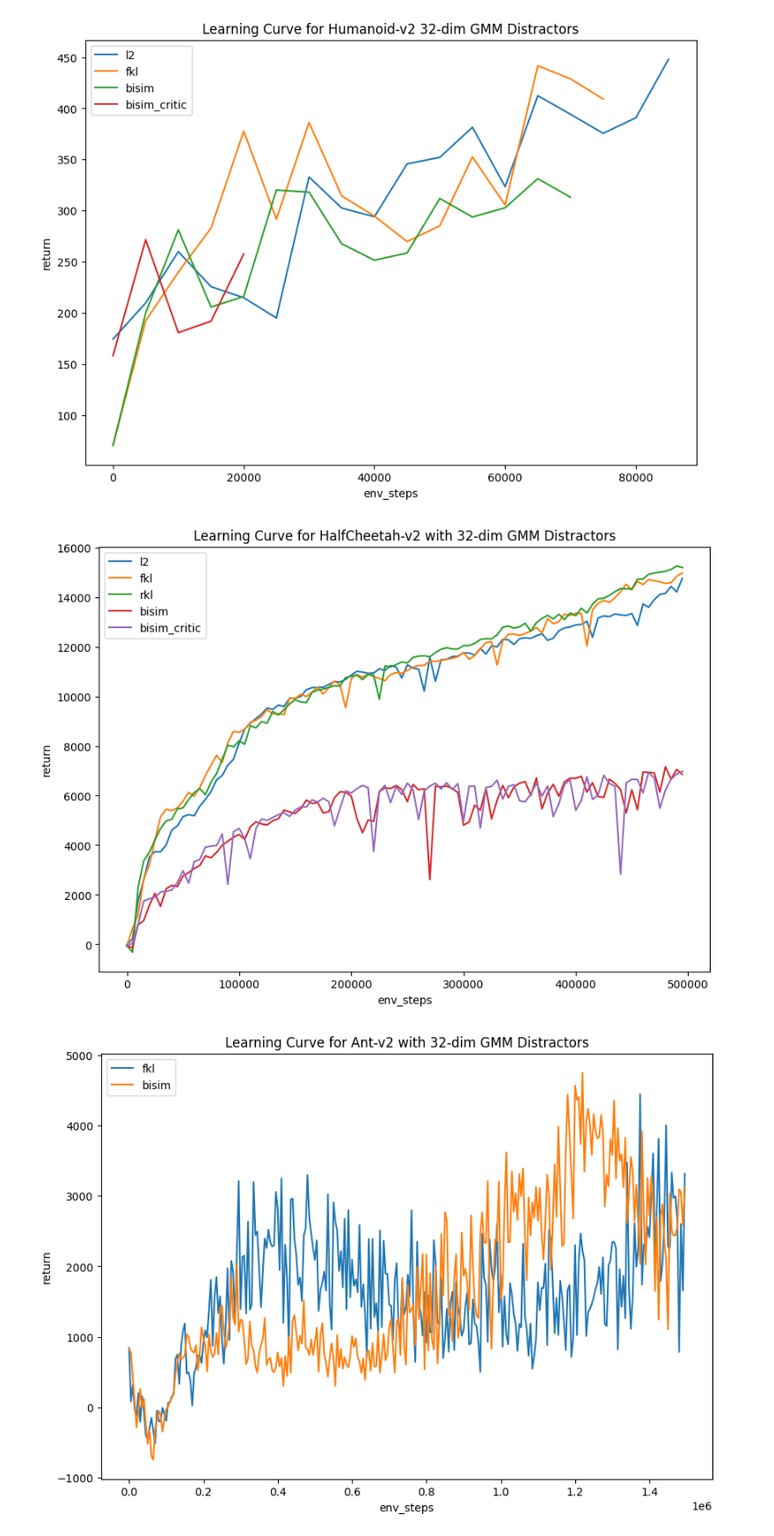
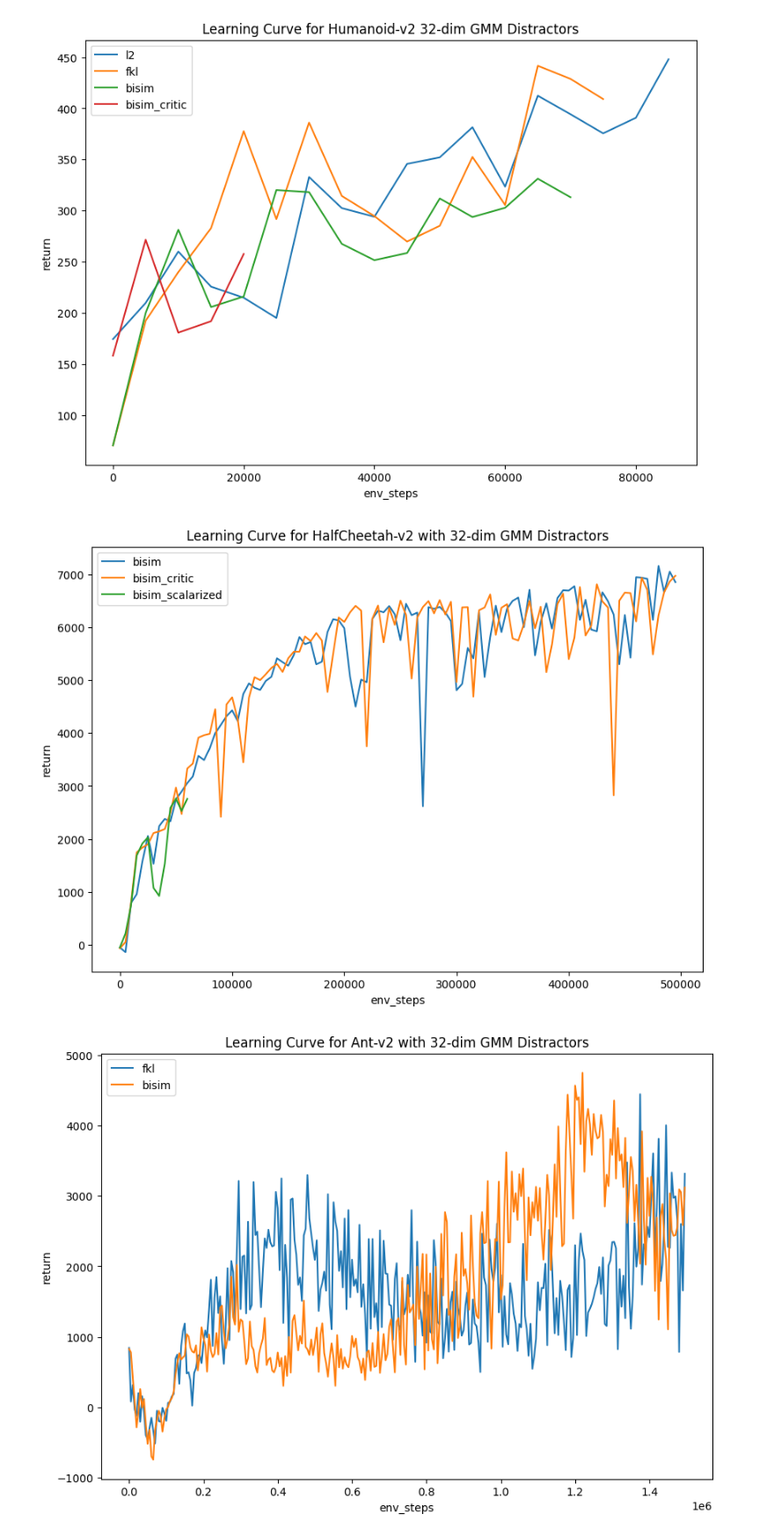
Before and after one commit to rytse/self-predictive-rl, a Jupyter notebook: mujoco_code/vis2.ipynb, the cells around one changed output. Shown at 88% size. Saved outputs shown, nothing was run; the diff lists cells and outputs as text; code cells hidden in the pictures.

```diff
--- a/mujoco_code/vis2.ipynb
+++ b/mujoco_code/vis2.ipynb
@@ -180,32 +184,36 @@ plot_learning_curves(humanoid_datasets, "Humanoid-v2 32-dim GMM Distractors")
 # %%
 halfcheetah_datasets = OrderedDict(
     [
-        (
-            "l2",
-            Path("./logs/HalfCheetah-v2-d32/2024-10-09-14-50-30+1930320-1930320"),
-        ),
-        (
-            "fkl",
-            Path("./logs/HalfCheetah-v2-d32/2024-10-09-14-48-19+1926785-1926785"),
-        ),
-        (
-            "rkl",
-            Path("./logs/HalfCheetah-v2-d32/2024-10-09-14-50-12+1929748-1929748"),
-        ),
+        # (
+        #     "l2",
+        #     Path("./logs/HalfCheetah-v2-d32/2024-10-09-14-50-30+1930320-1930320"),
+        # ),
+        # (
+        #     "fkl",
+        #     Path("./logs/HalfCheetah-v2-d32/2024-10-09-14-48-19+1926785-1926785"),
+        # ),
+        # (
+        #     "rkl",
+        #     Path("./logs/HalfCheetah-v2-d32/2024-10-09-14-50-12+1929748-1929748"),
+        # ),
         (
             "bisim",
             Path("./logs/HalfCheetah-v2-d32/2024-10-09-14-48-21+1926890-1926890"),
         ),
         (
             "bisim_critic",
             Path("./logs/HalfCheetah-v2-d32/2024-10-09-17-47-38+27493-27493"),
         ),
+        (
+            "bisim_scalarized",
+            Path("./logs/HalfCheetah-v2-d32/2024-10-13-22-05-12+19036-19036/"),
+        ),
     ]
 )
 
 plot_learning_curves(halfcheetah_datasets, "HalfCheetah-v2 with 32-dim GMM Distractors")
 # %% [output]
-[figure, old version]
+[figure, new version]
 # %%
 ant_datasets = OrderedDict(
     [
```
Also changed, not shown: parts of 1 cell of this notebook, 38 other files.
